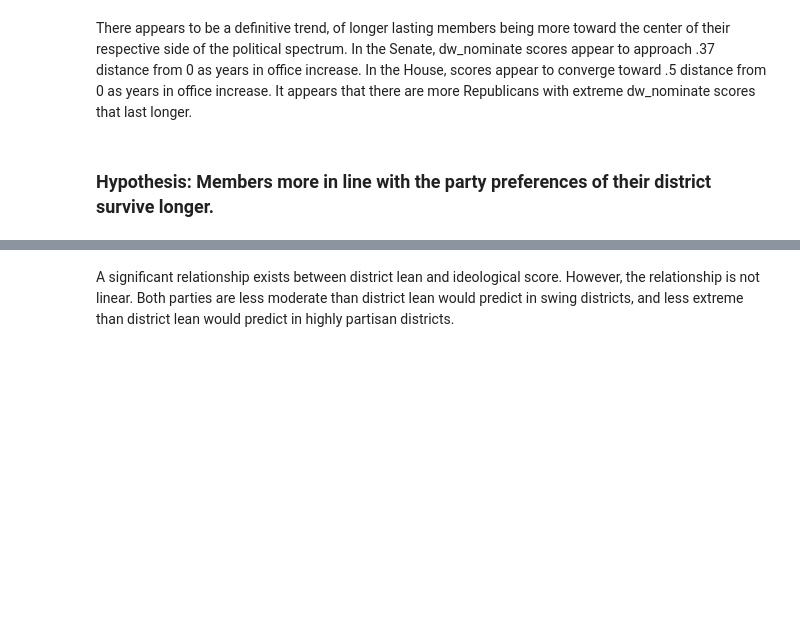
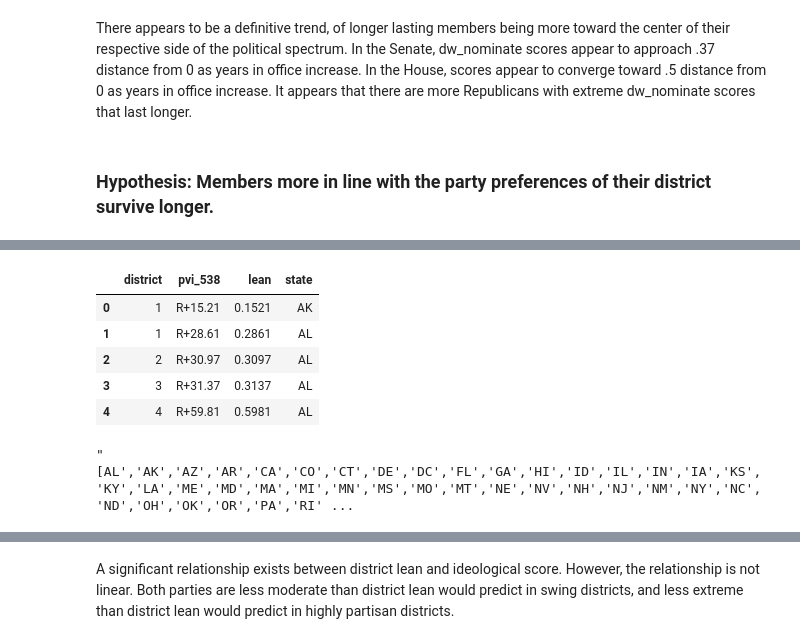
Before and after one commit to Nhorning/Congressional_Survival, a Jupyter notebook: Exploratory Data Analysis.ipynb, the cells around one changed output, grey strips where cells are left out. Drawn from its saved outputs; the diff is of its cells as text; code cells hidden in the pictures; blank space fills up the shorter version.

```diff
--- a/Exploratory Data Analysis.ipynb
+++ b/Exploratory Data Analysis.ipynb
@@ -760,3 +774,11 @@ distlean['lean'] = distlean.pvi_538.apply(process_lean)
 # %%
 distlean['state'] = distlean['district'].apply(lambda x: x.split('-')[0])
 distlean['district'] = distlean['district'].apply(lambda x: int(x.split('-')[1]))
+distlean.head()
+# %% [output]
+|  | district | pvi_538 | lean | state |
+| 0 | 1 | R+15.21 | 0.1521 | AK |
+| 1 | 1 | R+28.61 | 0.2861 | AL |
+| 2 | 2 | R+30.97 | 0.3097 | AL |
+| 3 | 3 | R+31.37 | 0.3137 | AL |
+| 4 | 4 | R+59.81 | 0.5981 | AL |
@@ -768,0 +788,4 @@ house2018 = [all(x) for x in zip(endafter, startbefore)]
+# %%
+'[AL,AK,AZ,AR,CA,CO,CT,DE,DC,FL,GA,HI,ID,IL,IN,IA,KS,KY,LA,ME,MD,MA,MI,MN,MS,MO,MT,NE,NV,NH,NJ,NM,NY,NC,ND,OH,OK,OR,PA,RI,SC,SD,TN,TX,UT,VT,VA,WA,WV,WI,WY]'.replace(",","','")
+# %% [output]
+"[AL','AK','AZ','AR','CA','CO','CT','DE','DC','FL','GA','HI','ID','IL','IN','IA','KS','KY','LA','ME','MD','MA','MI','MN','MS','MO','MT','NE','NV','NH','NJ','NM','NY','NC','ND','OH','OK','OR','PA','RI' ...
```
Also changed, not shown: parts of 6 cells of this notebook.
